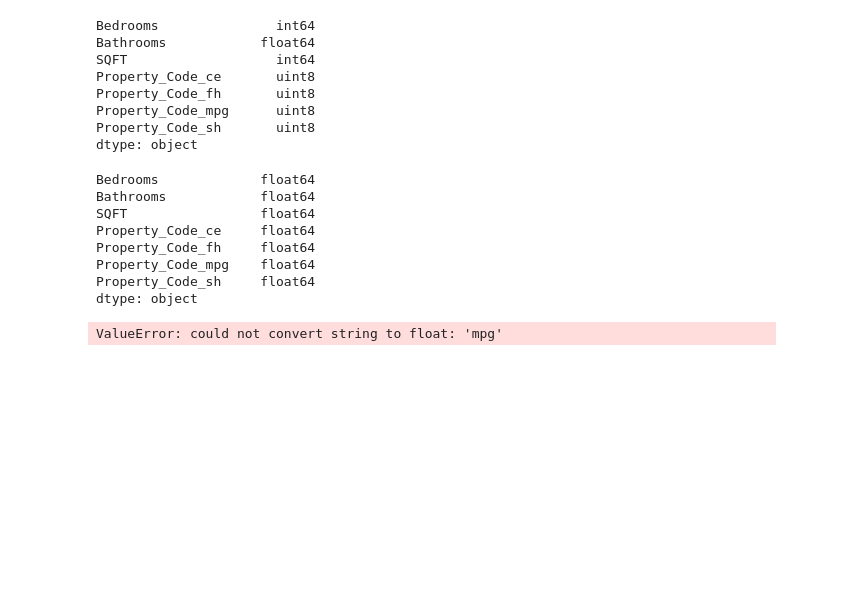
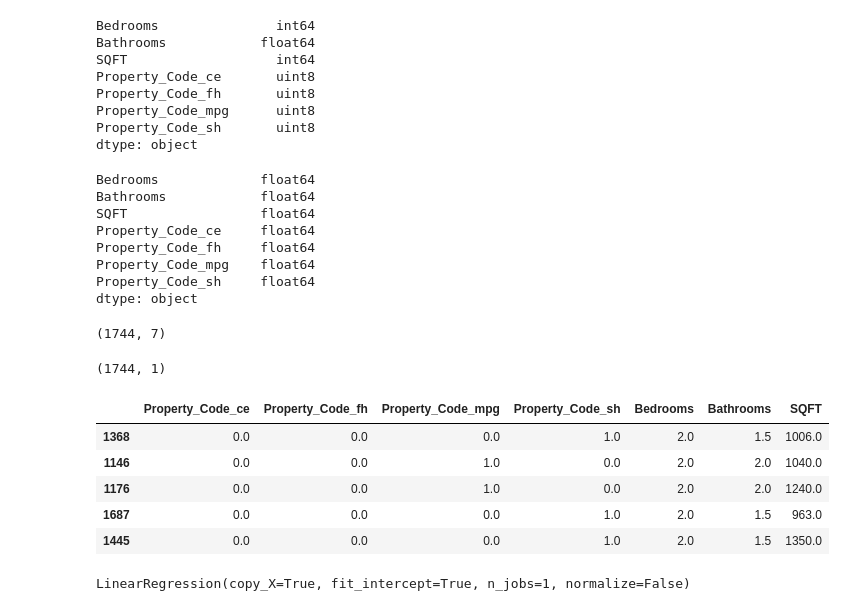
Before and after one commit to richinohio/Final_Project, a Jupyter notebook: data/Linear_rent_predictor_final.ipynb, the cells around one changed output. Saved outputs shown, nothing was run; the diff lists cells and outputs as text; code cells hidden in the pictures; blank space fills up the shorter version.

Commit message:
linear model update

```diff
--- a/data/Linear_rent_predictor_final.ipynb
+++ b/data/Linear_rent_predictor_final.ipynb
@@ -105,6 +105,15 @@ Property_Code_fh     float64
 Property_Code_mpg    float64
 Property_Code_sh     float64
 dtype: object
+# %%
+X = rent_encoded[["Property_Code_ce", "Property_Code_fh","Property_Code_mpg","Property_Code_sh","Bedrooms", "Bathrooms","SQFT"]]
+print(X.shape)
+# %% [output]
+(1744, 7)
+# %%
+print(y.shape)
+# %% [output]
+(1744, 1)
 # %%
 # Split the data into training and testing
 
@@ -113,6 +122,15 @@ from sklearn.model_selection import train_test_split
 
 X_train, X_test, y_train, y_test = train_test_split(X, y, random_state=42)
 ### END SOLUTION
+# %%
+X_train.head()
+# %% [output]
+|  | Property_Code_ce | Property_Code_fh | Property_Code_mpg | Property_Code_sh | Bedrooms | Bathrooms | SQFT |
+| 1368 | 0.0 | 0.0 | 0.0 | 1.0 | 2.0 | 1.5 | 1006.0 |
+| 1146 | 0.0 | 0.0 | 1.0 | 0.0 | 2.0 | 2.0 | 1040.0 |
+| 1176 | 0.0 | 0.0 | 1.0 | 0.0 | 2.0 | 2.0 | 1240.0 |
+| 1687 | 0.0 | 0.0 | 0.0 | 1.0 | 2.0 | 1.5 | 963.0 |
+| 1445 | 0.0 | 0.0 | 0.0 | 1.0 | 2.0 | 1.5 | 1350.0 |
 # %%
 from sklearn.preprocessing import StandardScaler
 
@@ -122,8 +140,6 @@ from sklearn.preprocessing import StandardScaler
 X_scaler = StandardScaler().fit(X_train)
 y_scaler = StandardScaler().fit(y_train)
 ### END SOLUTION
-# %% [output]
-ValueError: could not convert string to float: 'mpg'
 # %%
 # Transform the training and testing data using the X_scaler and y_scaler models
 
@@ -141,6 +157,8 @@ from sklearn.linear_model import LinearRegression
 model = LinearRegression()
 model.fit(X_train_scaled, y_train_scaled)
 ### END SOLUTION
+# %% [output]
+LinearRegression(copy_X=True, fit_intercept=True, n_jobs=1, normalize=False)
 # %%
 # Make predictions using the X_test_scaled data
 # Plot y_test_scaled vs y_test_scaled
```
Also changed, not shown: parts of 8 cells of this notebook, 3 other files.
